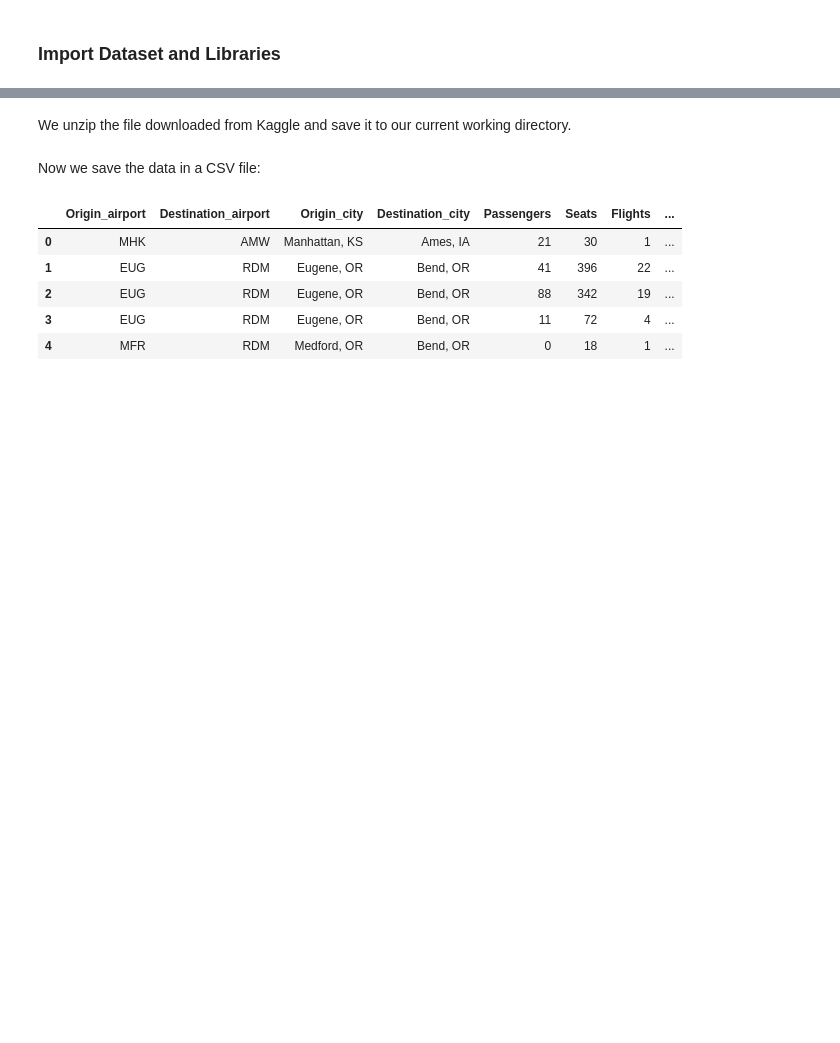
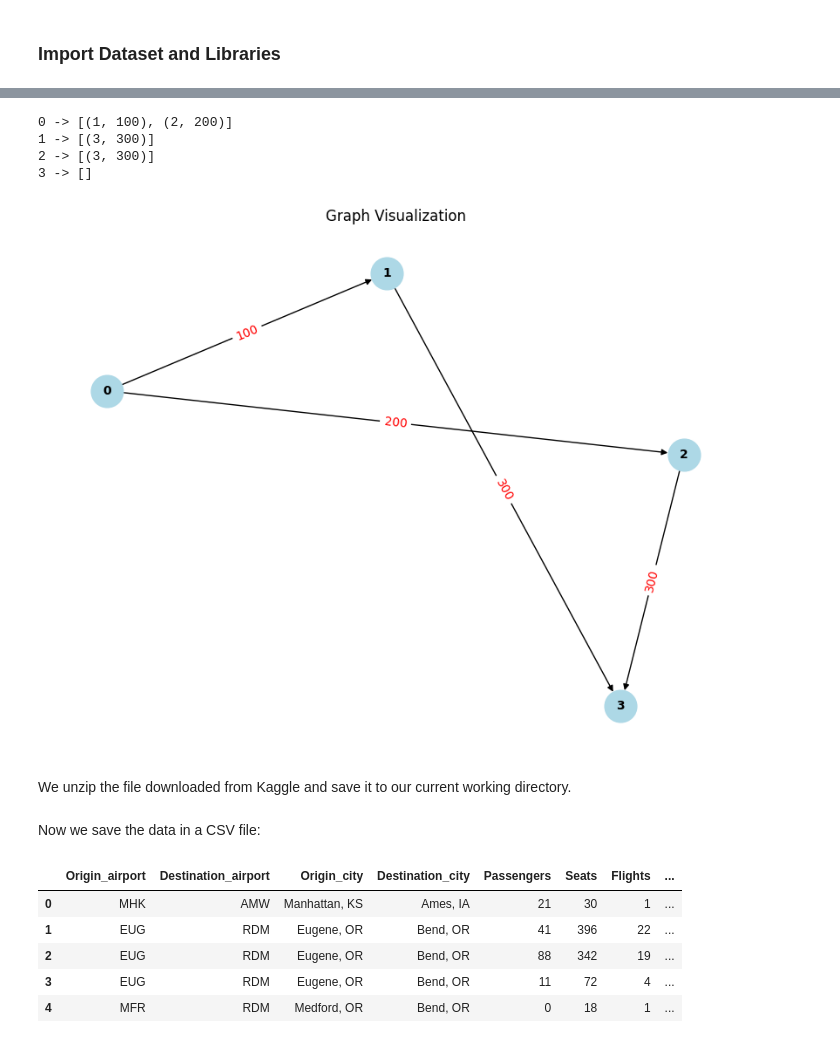
Before and after one commit to gmaurer08/ADM-HW5, a Jupyter notebook: main.ipynb, the cells around one changed output, grey strips where cells are left out. Saved outputs shown, nothing was run; the diff lists cells and outputs as text; code cells hidden in the pictures; blank space fills up the shorter version.

```diff
--- a/main.ipynb
+++ b/main.ipynb
@@ -18,3 +37,16 @@ import folium
+# %%
+# Example usage
+edges = [[0, 1, 100], [0, 2, 200], [1, 3, 300], [2, 3, 300]]
+graph = Graph()
+graph.build_graph(edges)
+graph.display_graph()
+graph.visualize_graph()
+# %% [output]
+0 -> [(1, 100), (2, 200)]
+1 -> [(3, 300)]
+2 -> [(3, 300)]
+3 -> []
+[figure, added]
 # %% [markdown]
 We unzip the file downloaded from Kaggle and save it to our current working directory.
 # %%
```
Also changed, not shown: parts of 80 cells of this notebook.
